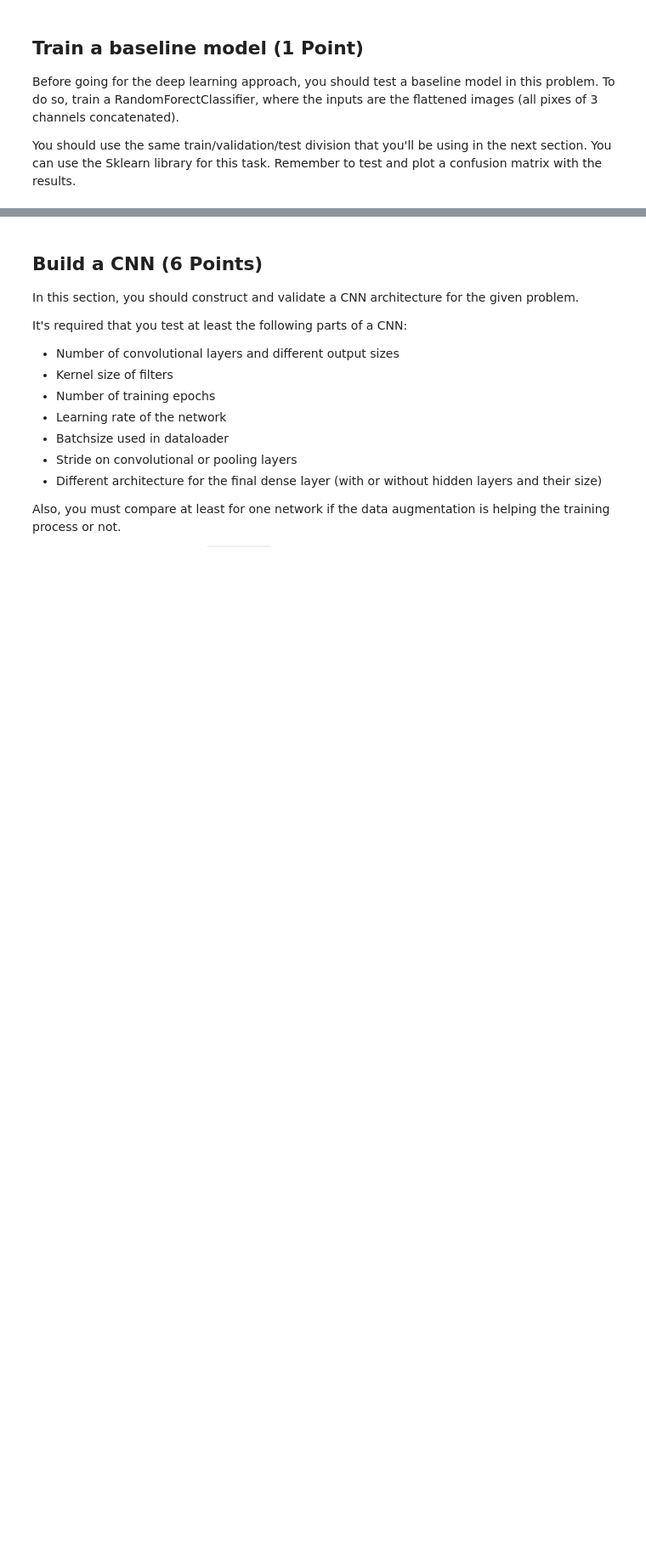
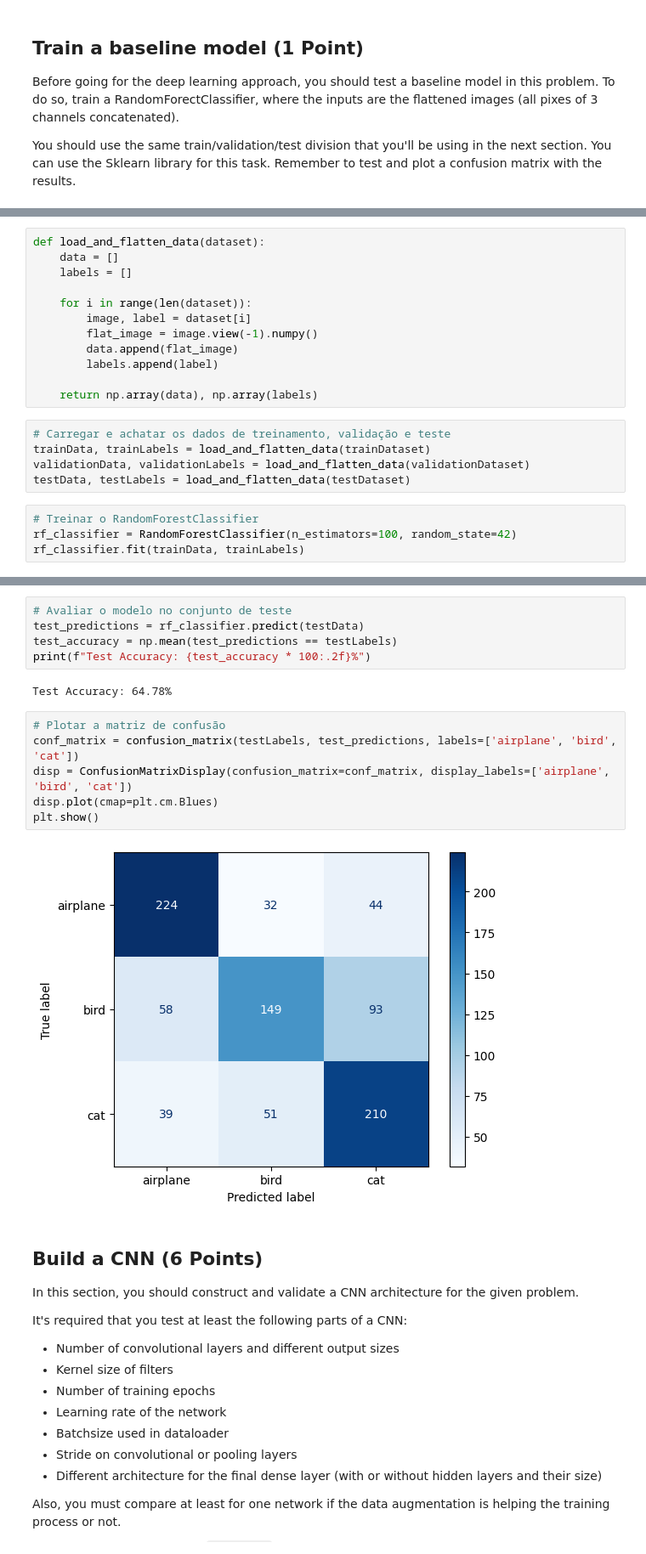
Before and after one commit to TheDeas343/MC886, a Jupyter notebook: Projects/P3/MC886_T3.ipynb, the cells around one changed output, grey strips where cells are left out. Shown at 85% size. Drawn from its saved outputs; the diff is of its cells as text; blank space fills up the shorter version.

Commit message:
P3/RandomForestClassifier

```diff
--- a/Projects/P3/MC886_T3.ipynb
+++ b/Projects/P3/MC886_T3.ipynb
@@ -170,0 +176,21 @@ You should use the same train/validation/test division that you'll be using in t
+# %%
+def load_and_flatten_data(dataset):
+    data = []
+    labels = []
+
+    for i in range(len(dataset)):
+        image, label = dataset[i]
+        flat_image = image.view(-1).numpy()
+        data.append(flat_image)
+        labels.append(label)
+
+    return np.array(data), np.array(labels)
+# %%
+# Carregar e achatar os dados de treinamento, validação e teste
+trainData, trainLabels = load_and_flatten_data(trainDataset)
+validationData, validationLabels = load_and_flatten_data(validationDataset)
+testData, testLabels = load_and_flatten_data(testDataset)
+# %%
+# Treinar o RandomForestClassifier
+rf_classifier = RandomForestClassifier(n_estimators=100, random_state=42)
+rf_classifier.fit(trainData, trainLabels)
@@ -171,3 +206,18 @@ You should use the same train/validation/test division that you'll be using in t
+# %%
+# Avaliar o modelo no conjunto de teste
+test_predictions = rf_classifier.predict(testData)
+test_accuracy = np.mean(test_predictions == testLabels)
+print(f"Test Accuracy: {test_accuracy * 100:.2f}%")
+# %% [output]
+Test Accuracy: 64.78%
+# %%
+# Plotar a matriz de confusão
+conf_matrix = confusion_matrix(testLabels, test_predictions, labels=['airplane', 'bird', 'cat'])
+disp = ConfusionMatrixDisplay(confusion_matrix=conf_matrix, display_labels=['airplane', 'bird', 'cat'])
+disp.plot(cmap=plt.cm.Blues)
+plt.show()
+# %% [output]
+[figure, added]
 # %% [markdown]
 ## Build a CNN (6 Points)
 
```
Also changed, not shown: parts of 6 cells of this notebook.
